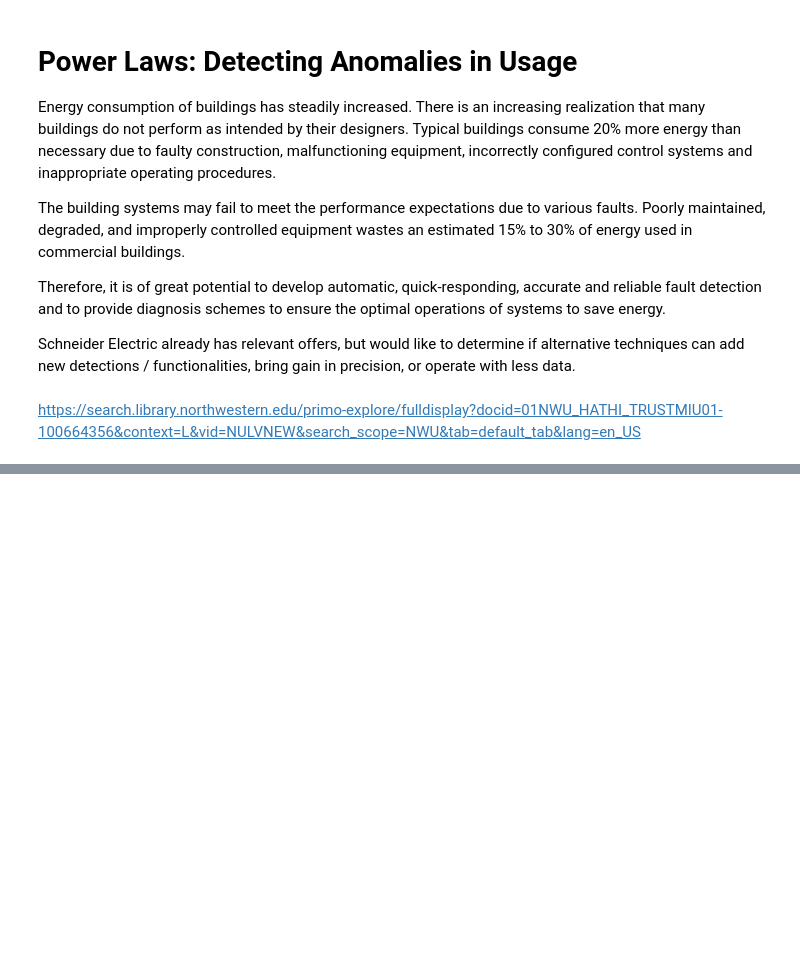
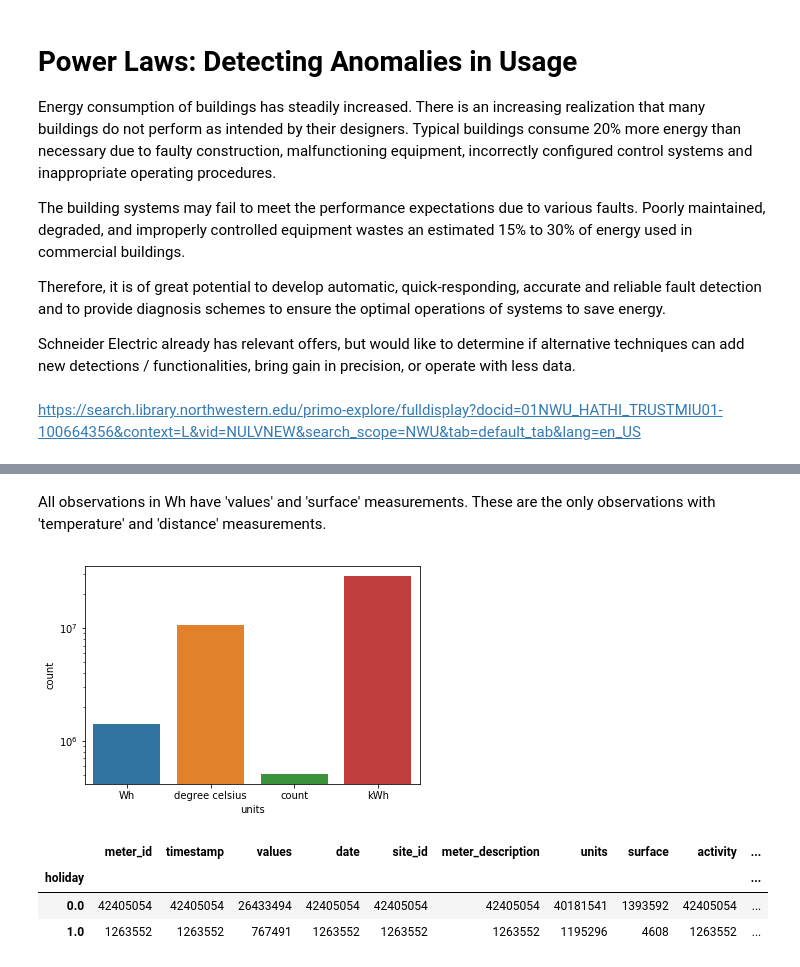
Before and after one commit to lamesen/PowerLawsDetectingAnomalies, a Jupyter notebook: ExploratoryDataAnalysis.ipynb, the cells around one changed output, grey strips where cells are left out. Cells and saved outputs as stored; diff of their text form; code cells hidden in the pictures; blank space fills up the shorter version.

```diff
--- a/ExploratoryDataAnalysis.ipynb
+++ b/ExploratoryDataAnalysis.ipynb
@@ -75,0 +145,14 @@ sns.countplot(x="activity", data=train);
+# %% [markdown]
+All observations in Wh have 'values' and 'surface' measurements. These are the only observations with 'temperature' and 'distance' measurements.
+# %%
+p = sns.countplot(x="units", data=train)
+p.set(yscale="log");
+# %% [output]
+[figure, added]
+# %%
+train.groupby("holiday").count()
+# %% [output]
+|  | meter_id | timestamp | values | date | site_id | meter_description | units | surface | activity | ... |
+| holiday |  |  |  |  |  |  |  |  |  | ... |
+| 0.0 | 42405054 | 42405054 | 26433494 | 42405054 | 42405054 | 42405054 | 40181541 | 1393592 | 42405054 | ... |
+| 1.0 | 1263552 | 1263552 | 767491 | 1263552 | 1263552 | 1263552 | 1195296 | 4608 | 1263552 | ... |
```
Also changed, not shown: parts of 28 cells of this notebook, 1 other file.
